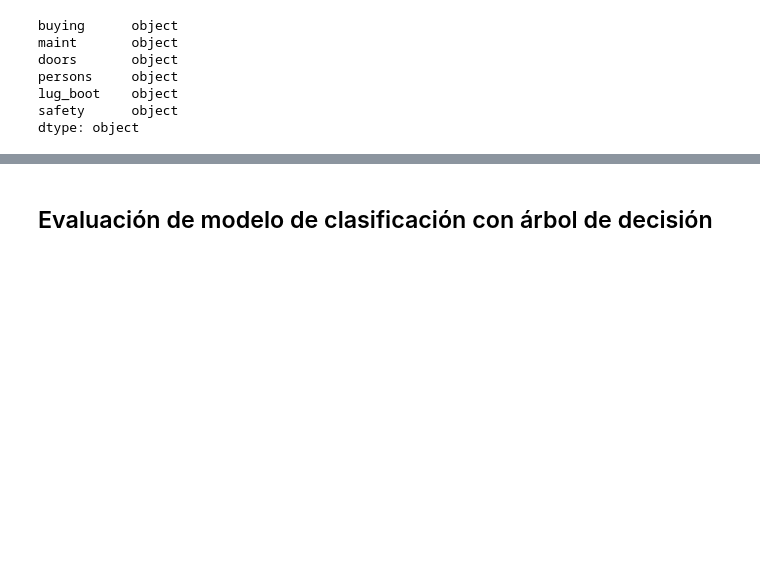
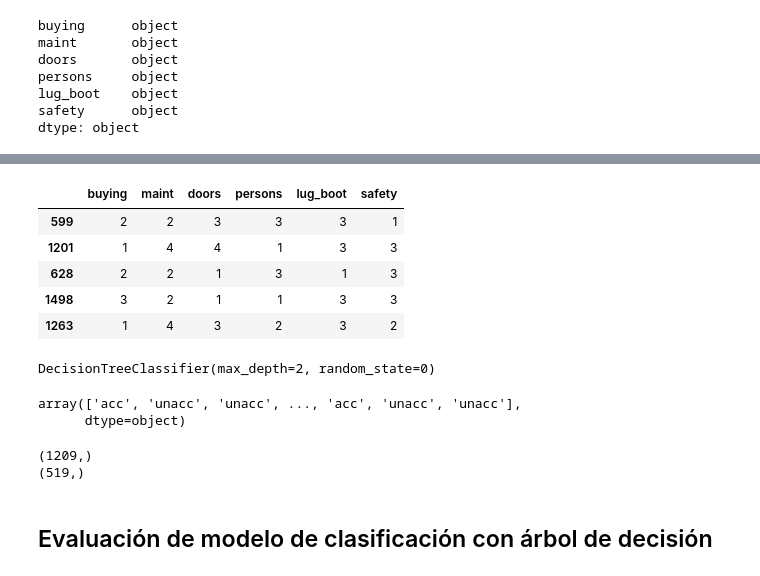
Before and after one commit to electrojam/Curso-de-Decision-Trees-y-Random-Forest-con-Python-y-scikit-learn, a Jupyter notebook: decision_tree_random_forest_project.ipynb, the cells around one changed output, grey strips where cells are left out. Cells and saved outputs as stored; diff of their text form; code cells hidden in the pictures; blank space fills up the shorter version.

```diff
--- a/decision_tree_random_forest_project.ipynb
+++ b/decision_tree_random_forest_project.ipynb
@@ -172,3 +212,12 @@ dtype: object
+# %%
+X_test.head()
+# %% [output]
+|  | buying | maint | doors | persons | lug_boot | safety |
+| 599 | 2 | 2 | 3 | 3 | 3 | 1 |
+| 1201 | 1 | 4 | 4 | 1 | 3 | 3 |
+| 628 | 2 | 2 | 1 | 3 | 1 | 3 |
+| 1498 | 3 | 2 | 1 | 1 | 3 | 3 |
+| 1263 | 1 | 4 | 3 | 2 | 3 | 2 |
 # %%
 #Importar árbol de decisión
 
@@ -176,4 +230,8 @@ dtype: object
 # %%
 #Entrenamiento
+
+tree.fit(X_train, y_train)
+# %% [output]
+DecisionTreeClassifier(max_depth=2, random_state=0)
 # %%
 #Calculo de las predicciones en Train y Test
@@ -180,3 +241,14 @@ dtype: object
+# %%
+y_train_pred_tree
+# %% [output]
+array(['acc', 'unacc', 'unacc', ..., 'acc', 'unacc', 'unacc'],
+      dtype=object)
+# %%
+print(y_train_pred_tree.shape)
+print(y_test_pred_tree.shape)
+# %% [output]
+(1209,)
+(519,)
 # %% [markdown]
 ## Evaluación de modelo de clasificación con árbol de decisión
 # %%
```
Also changed, not shown: parts of 7 cells of this notebook.
